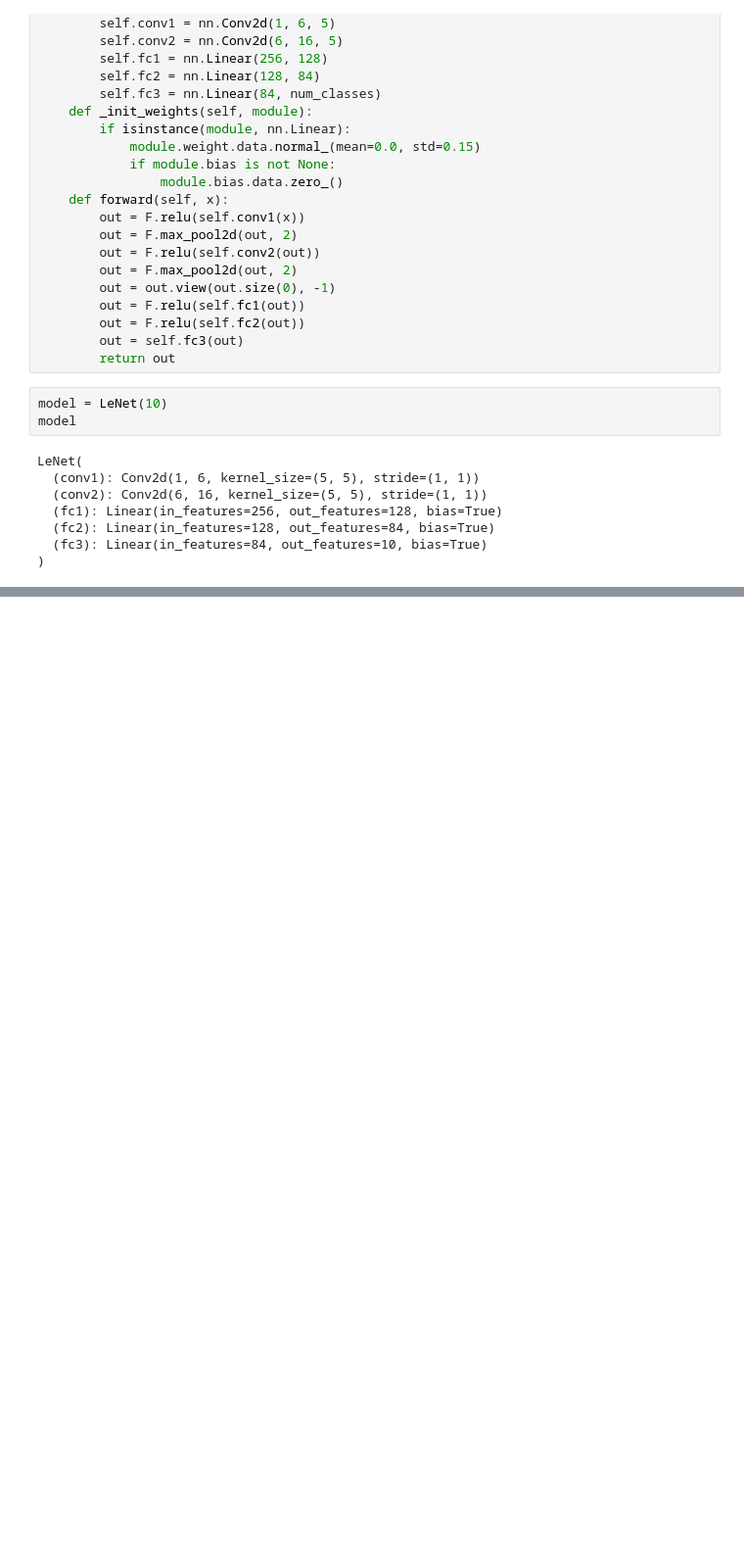
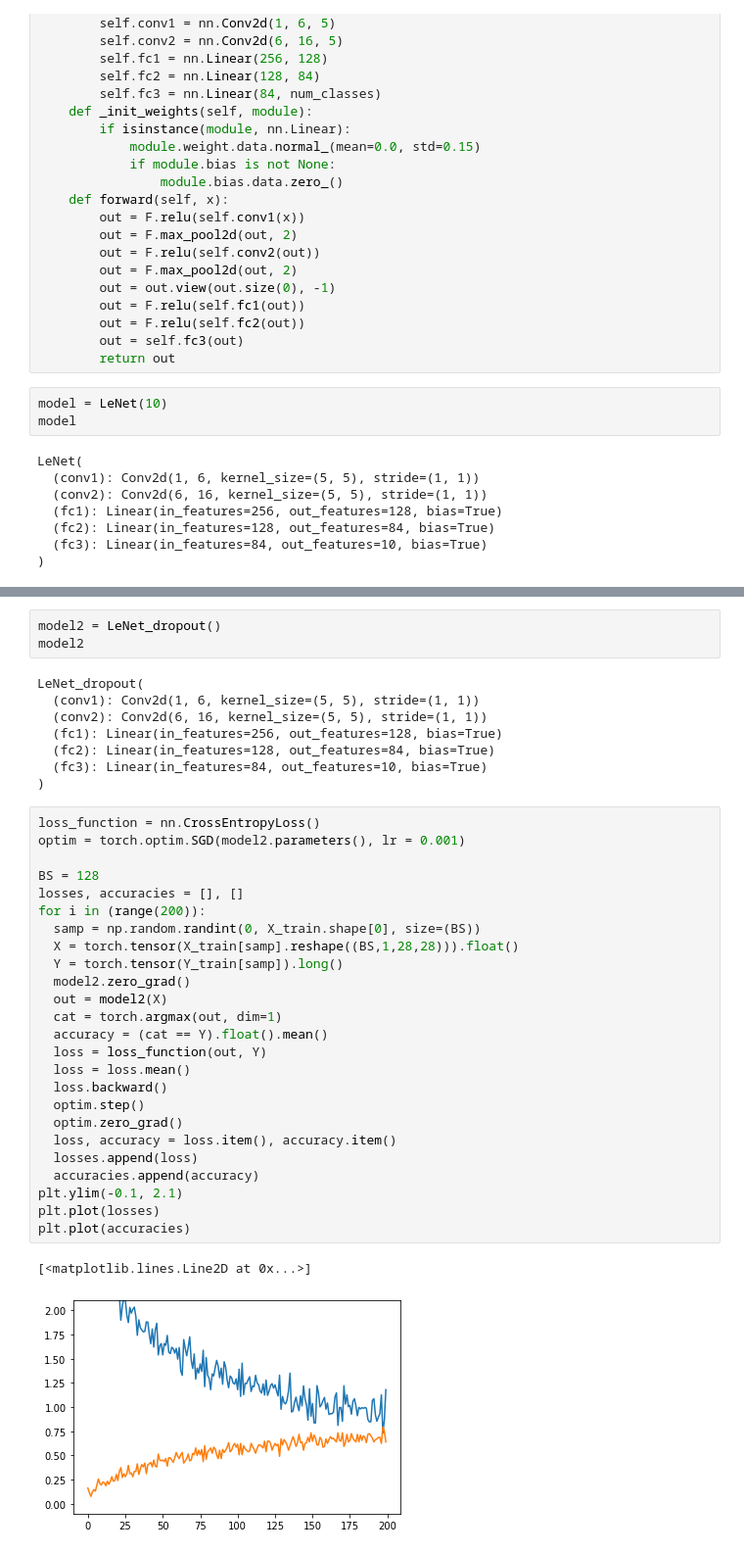
Before and after one commit to kkilian/Torch, a Jupyter notebook: LeNet.ipynb, the cells around one changed output, grey strips where cells are left out. Shown at 98% size. Cells and saved outputs as stored; diff of their text form; blank space fills up the shorter version.

Commit message:
batch norm, dropout

```diff
--- a/LeNet.ipynb
+++ b/LeNet.ipynb
@@ -89,0 +117,39 @@ Y_test_preds = torch.argmax(model(torch.tensor(X_test.reshape((10000,1, 28,28)))
+# %%
+model2 = LeNet_dropout()
+model2
+# %% [output]
+LeNet_dropout(
+  (conv1): Conv2d(1, 6, kernel_size=(5, 5), stride=(1, 1))
+  (conv2): Conv2d(6, 16, kernel_size=(5, 5), stride=(1, 1))
+  (fc1): Linear(in_features=256, out_features=128, bias=True)
+  (fc2): Linear(in_features=128, out_features=84, bias=True)
+  (fc3): Linear(in_features=84, out_features=10, bias=True)
+)
+# %%
+loss_function = nn.CrossEntropyLoss()
+optim = torch.optim.SGD(model2.parameters(), lr = 0.001)
+
+BS = 128
+losses, accuracies = [], []
+for i in (range(200)):
+  samp = np.random.randint(0, X_train.shape[0], size=(BS))
+  X = torch.tensor(X_train[samp].reshape((BS,1,28,28))).float()
+  Y = torch.tensor(Y_train[samp]).long()
+  model2.zero_grad()
+  out = model2(X)
+  cat = torch.argmax(out, dim=1)
+  accuracy = (cat == Y).float().mean()
+  loss = loss_function(out, Y)
+  loss = loss.mean()
+  loss.backward()
+  optim.step()
+  optim.zero_grad()
+  loss, accuracy = loss.item(), accuracy.item()
+  losses.append(loss)
+  accuracies.append(accuracy)
+plt.ylim(-0.1, 2.1)
+plt.plot(losses)
+plt.plot(accuracies)
+# %% [output]
+[<matplotlib.lines.Line2D at 0x...>]
+[figure, added]
```
Also changed, not shown: parts of 9 cells of this notebook.
